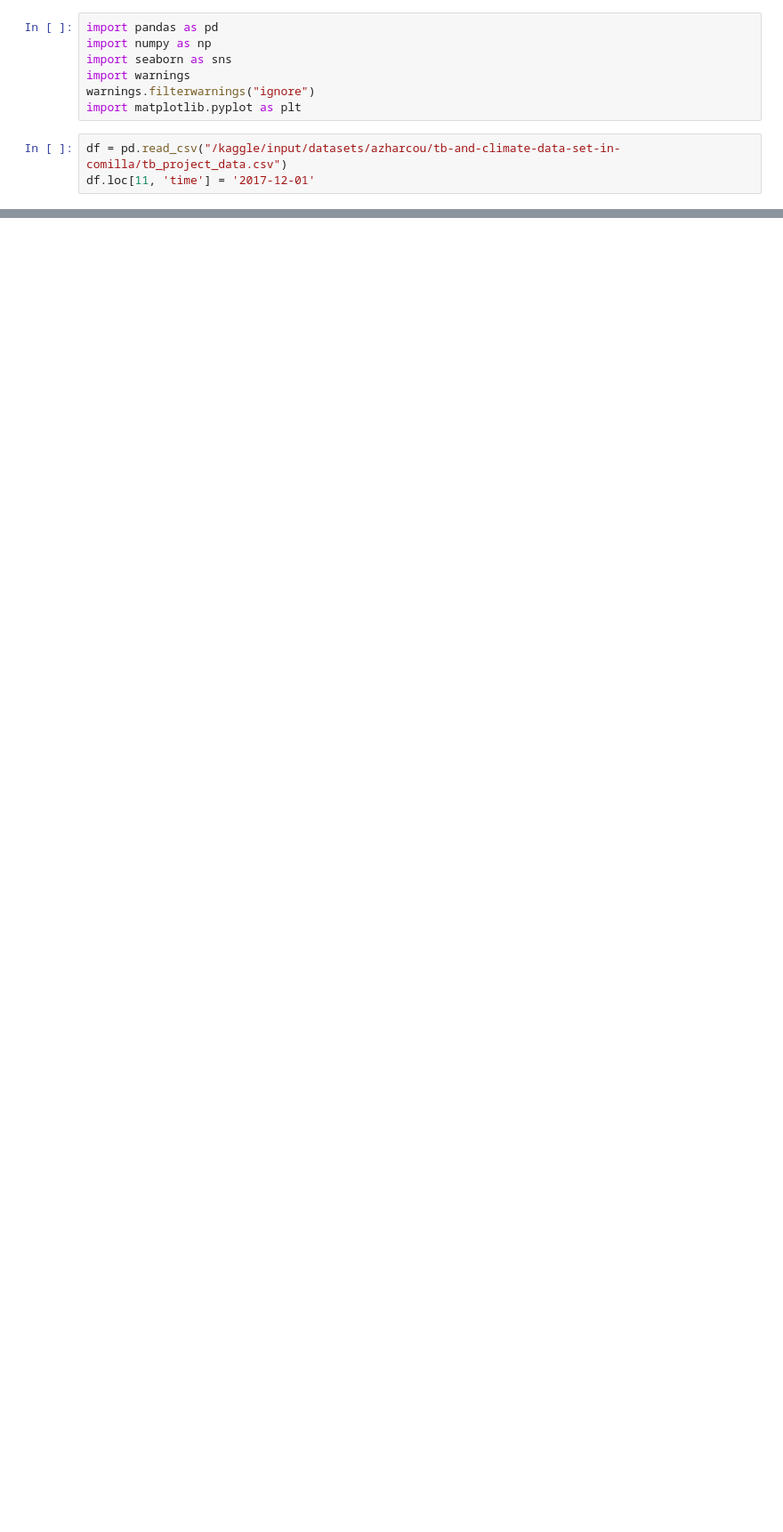
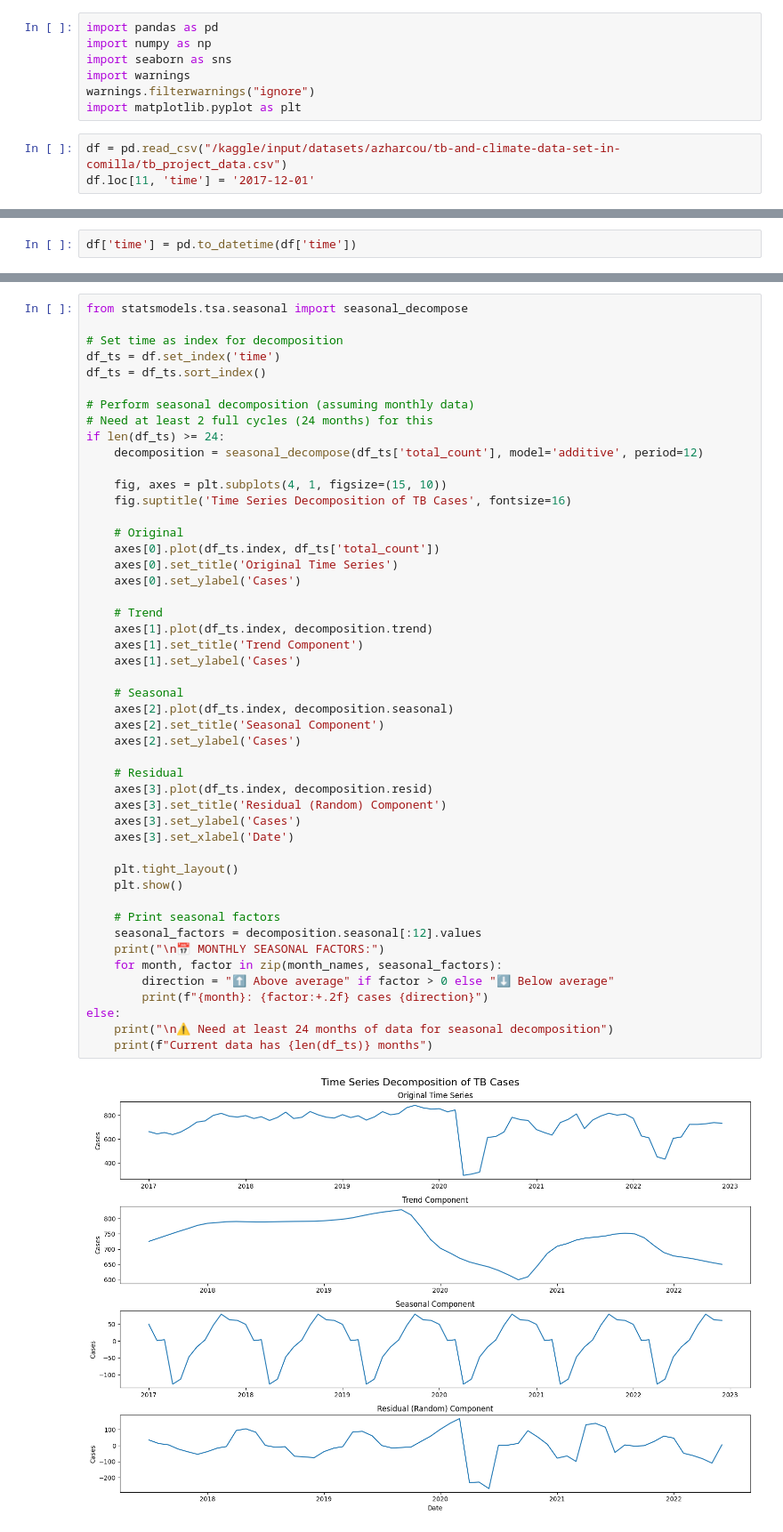
Before and after one commit to mamunur-cou/tb-seasonal-analysis, a Jupyter notebook: tb-seasonal-analysis.ipynb, the cells around one changed output, grey strips where cells are left out. Shown at 89% size. Cells and saved outputs as stored; diff of their text form; blank space fills up the shorter version.

Commit message:
Kaggle Notebook | tb-seasonal-analysis | Version 2

```diff
--- a/tb-seasonal-analysis.ipynb
+++ b/tb-seasonal-analysis.ipynb
@@ -26,0 +11,2 @@ df
+# %%
+df['time'] = pd.to_datetime(df['time'])
@@ -26,0 +191,50 @@ df
+# %%
+from statsmodels.tsa.seasonal import seasonal_decompose
+
+# Set time as index for decomposition
+df_ts = df.set_index('time')
+df_ts = df_ts.sort_index()
+
+# Perform seasonal decomposition (assuming monthly data)
+# Need at least 2 full cycles (24 months) for this
+if len(df_ts) >= 24:
+    decomposition = seasonal_decompose(df_ts['total_count'], model='additive', period=12)
+
+    fig, axes = plt.subplots(4, 1, figsize=(15, 10))
+    fig.suptitle('Time Series Decomposition of TB Cases', fontsize=16)
+
+    # Original
+    axes[0].plot(df_ts.index, df_ts['total_count'])
+    axes[0].set_title('Original Time Series')
+    axes[0].set_ylabel('Cases')
+
+    # Trend
+    axes[1].plot(df_ts.index, decomposition.trend)
+    axes[1].set_title('Trend Component')
+    axes[1].set_ylabel('Cases')
+
+    # Seasonal
+    axes[2].plot(df_ts.index, decomposition.seasonal)
+    axes[2].set_title('Seasonal Component')
+    axes[2].set_ylabel('Cases')
+
+    # Residual
+    axes[3].plot(df_ts.index, decomposition.resid)
+    axes[3].set_title('Residual (Random) Component')
+    axes[3].set_ylabel('Cases')
+    axes[3].set_xlabel('Date')
+
+    plt.tight_layout()
+    plt.show()
+
+    # Print seasonal factors
+    seasonal_factors = decomposition.seasonal[:12].values
+    print("\n📅 MONTHLY SEASONAL FACTORS:")
+    for month, factor in zip(month_names, seasonal_factors):
+        direction = "⬆️ Above average" if factor > 0 else "⬇️ Below average"
+        print(f"{month}: {factor:+.2f} cases {direction}")
+else:
+    print("\n⚠️ Need at least 24 months of data for seasonal decomposition")
+    print(f"Current data has {len(df_ts)} months")
+# %% [output]
+[figure, added]
```
Also changed, not shown: parts of 12 cells of this notebook.
